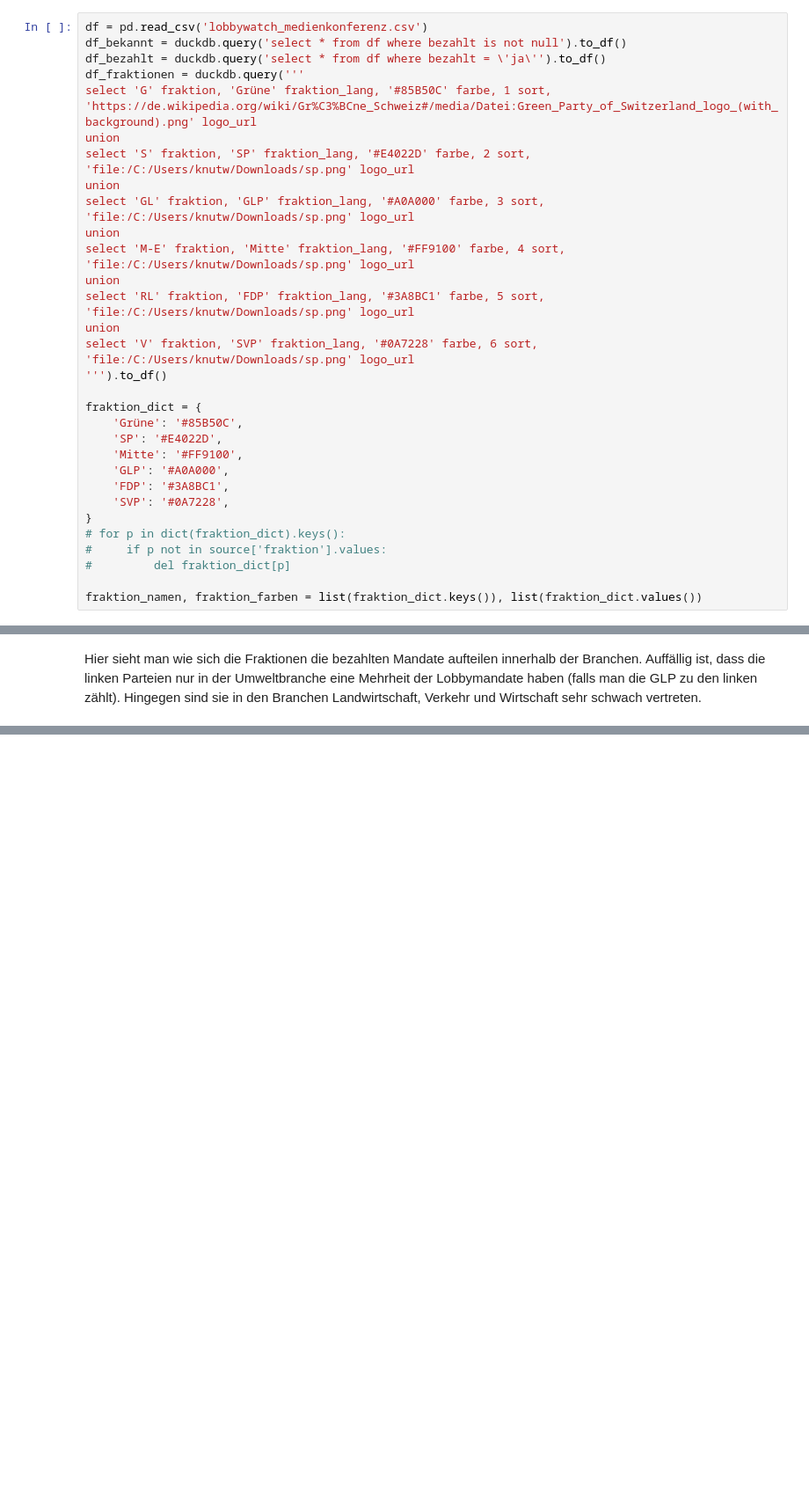
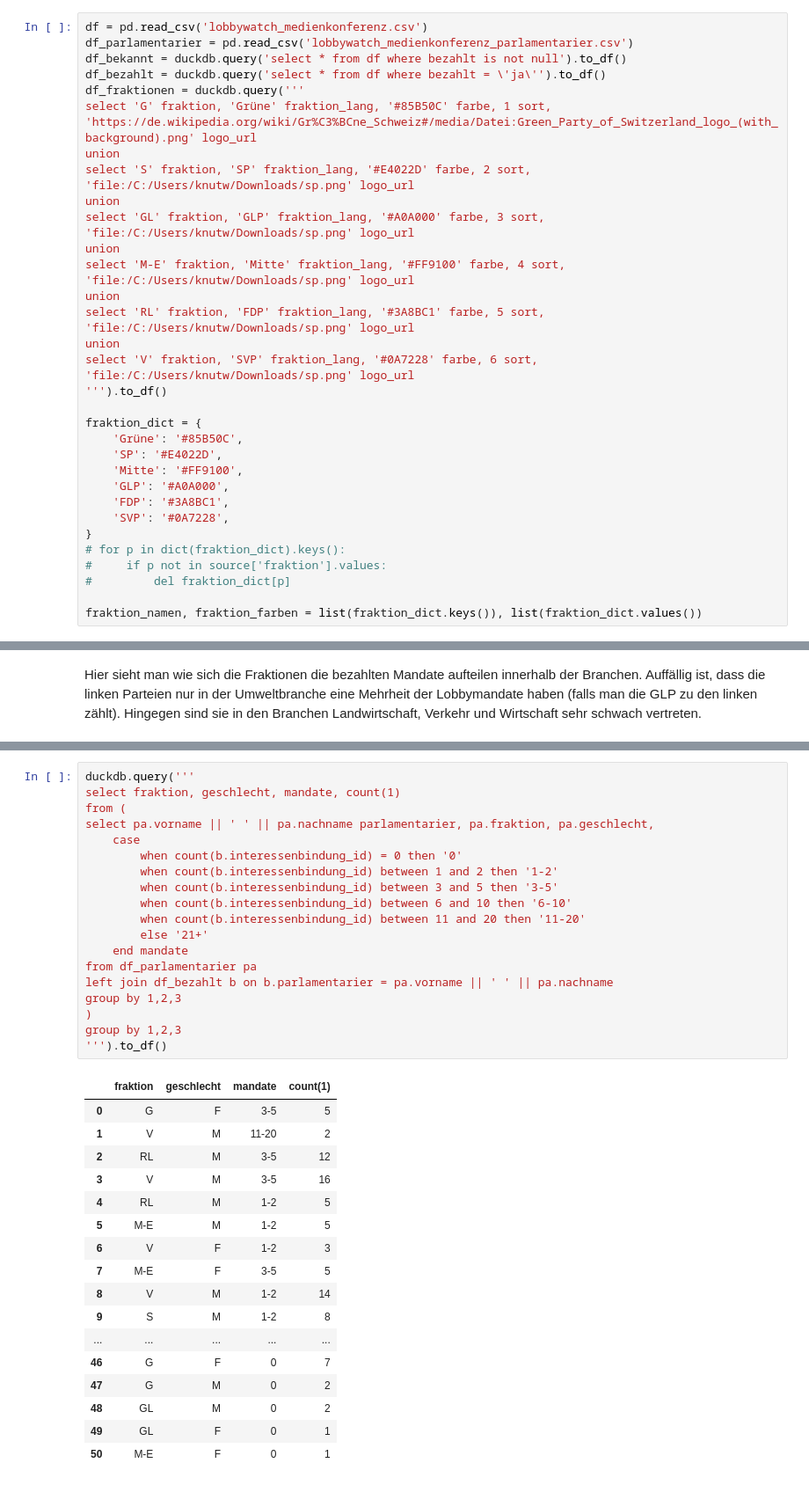
Before and after one commit to knutwannheden/lobbywatch-notebook, a Jupyter notebook: lobbymandate.ipynb, the cells around one changed output, grey strips where cells are left out. Shown: that part at 88% size. Drawn from its saved outputs; the diff is of its cells as text; blank space fills up the shorter version.

```diff
--- a/lobbymandate.ipynb
+++ b/lobbymandate.ipynb
@@ -6,6 +6,7 @@ import duckdb
 from altair import datum
 # %%
 df = pd.read_csv('lobbywatch_medienkonferenz.csv')
+df_parlamentarier = pd.read_csv('lobbywatch_medienkonferenz_parlamentarier.csv')
 df_bekannt = duckdb.query('select * from df where bezahlt is not null').to_df()
 df_bezahlt = duckdb.query('select * from df where bezahlt = \'ja\'').to_df()
 df_fraktionen = duckdb.query('''
@@ -739,0 +851,37 @@ for f in pd.unique(source['fraktion']):
+# %%
+duckdb.query('''
+select fraktion, geschlecht, mandate, count(1)
+from (
+select pa.vorname || ' ' || pa.nachname parlamentarier, pa.fraktion, pa.geschlecht,
+    case
+        when count(b.interessenbindung_id) = 0 then '0'
+        when count(b.interessenbindung_id) between 1 and 2 then '1-2'
+        when count(b.interessenbindung_id) between 3 and 5 then '3-5'
+        when count(b.interessenbindung_id) between 6 and 10 then '6-10'
+        when count(b.interessenbindung_id) between 11 and 20 then '11-20'
+        else '21+'
+    end mandate
+from df_parlamentarier pa
+left join df_bezahlt b on b.parlamentarier = pa.vorname || ' ' || pa.nachname
+group by 1,2,3
+)
+group by 1,2,3
+''').to_df()
+# %% [output]
+|  | fraktion | geschlecht | mandate | count(1) |
+| 0 | G | F | 3-5 | 5 |
+| 1 | V | M | 11-20 | 2 |
+| 2 | RL | M | 3-5 | 12 |
+| 3 | V | M | 3-5 | 16 |
+| 4 | RL | M | 1-2 | 5 |
+| 5 | M-E | M | 1-2 | 5 |
+| 6 | V | F | 1-2 | 3 |
+| 7 | M-E | F | 3-5 | 5 |
+| 8 | V | M | 1-2 | 14 |
+| 9 | S | M | 1-2 | 8 |
+| ... | ... | ... | ... | ... |
+| 46 | G | F | 0 | 7 |
+| 47 | G | M | 0 | 2 |
+| 48 | GL | M | 0 | 2 |
+| 49 | GL | F | 0 | 1 |
+| 50 | M-E | F | 0 | 1 |
```
Also changed, not shown: parts of 9 cells of this notebook, 3 other files.
